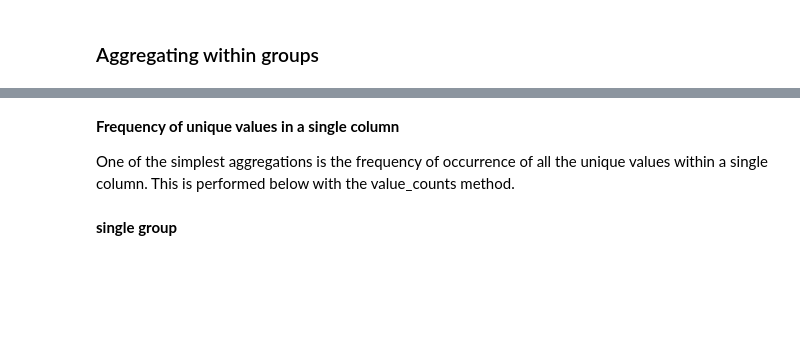
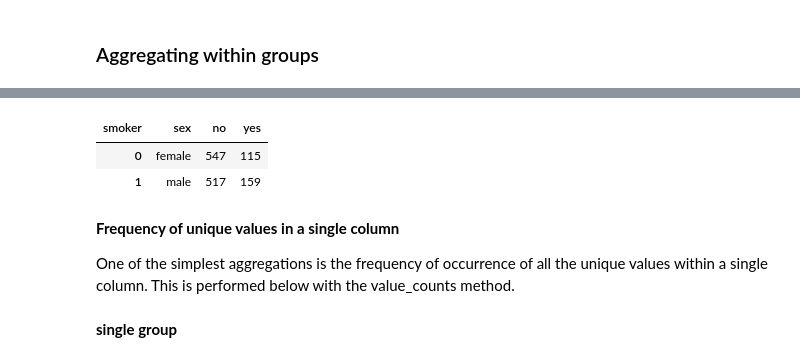
Before and after one commit to HalaMostafa/BeIN2023_DataAnalysis, a Jupyter notebook: 02. Data Types and Missing Values.ipynb, the cells around one changed output, grey strips where cells are left out. Drawn from its saved outputs; the diff is of its cells as text; code cells hidden in the pictures; blank space fills up the shorter version.

Commit message:
feat: day_2 group data

```diff
--- a/02. Data Types and Missing Values.ipynb
+++ b/02. Data Types and Missing Values.ipynb
@@ -162,3 +344,11 @@ ins.head()
+# %%
+t_1 = ins.groupby("sex")["smoker"].value_counts().unstack().reset_index()
+t_1
+t_1
+# %% [output]
+| smoker | sex | no | yes |
+| 0 | female | 547 | 115 |
+| 1 | male | 517 | 159 |
 # %% [markdown]
 **Frequency of unique values in a single column**
 
```
Also changed, not shown: parts of 24 cells of this notebook.
